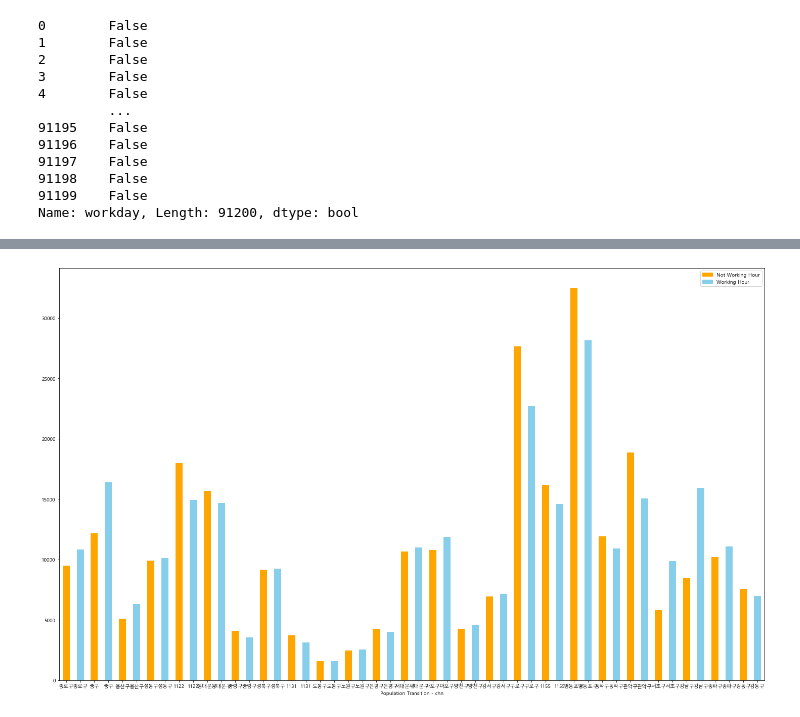
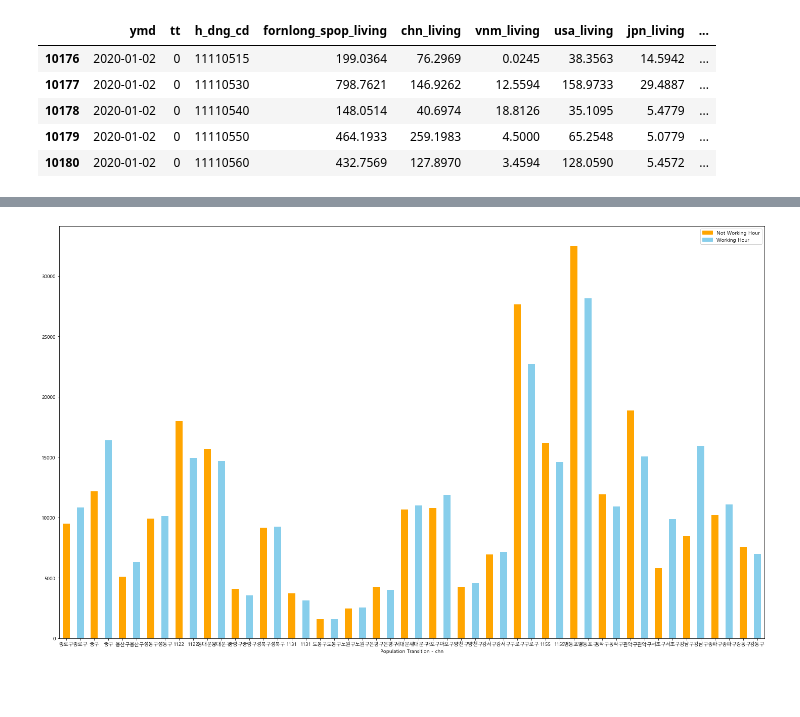
Before and after one commit to icehongsi/seoulresearch_project, a Jupyter notebook: Research/foreignLivingPopulationPreprocessing.ipynb, the cells around one changed output, grey strips where cells are left out. Drawn from its saved outputs; the diff is of its cells as text; code cells hidden in the pictures; blank space fills up the shorter version.

```diff
--- a/Research/Preprocessing_1.ipynb
+++ b/Research/foreignLivingPopulationPreprocessing.ipynb
@@ -139,21 +128,10 @@ fdata_without_holiday["h_gu_cd"] = fdata_without_holiday["h_gu_cd"].astype('cate
-# %%
-#or list(fdata_without_holiday["h_gu_cd"].unique())
-meanpopulation = fdata_without_holiday.groupby(["h_gu_cd", "workhour"], as_index = False).agg(np.mean)
-meanpopulation["gu"] = meanpopulation.apply(isindistdictbycode, axis = 1)
-
-meanpopulation = meanpopulation.drop(["tt","fornlong_spop", "weekday"],1)
-meanpopulation[["h_gu_cd", "workhour"]] = meanpopulation[["h_gu_cd", "workhour"]].astype("category")
-print(meanpopulation)
-# %% [output]
-0        False
-1        False
-2        False
-3        False
-4        False
-         ...
-91195    False
-91196    False
-91197    False
-91198    False
-91199    False
-Name: workday, Length: 91200, dtype: bool
+# %%
+fdata_living["h_gu_cd"] = fdata_living["h_dng_cd"].apply(lambda x: int(str(x)[:4]))
+fdata_living["address"] = fdata_living["h_dng_cd"].apply(lambda x: district_code[])
+# %% [output]
+|  | ymd | tt | h_dng_cd | fornlong_spop_living | chn_living | vnm_living | usa_living | jpn_living | ... |
+| 10176 | 2020-01-02 | 0 | 11110515 | 199.0364 | 76.2969 | 0.0245 | 38.3563 | 14.5942 | ... |
+| 10177 | 2020-01-02 | 0 | 11110530 | 798.7621 | 146.9262 | 12.5594 | 158.9733 | 29.4887 | ... |
+| 10178 | 2020-01-02 | 0 | 11110540 | 148.0514 | 40.6974 | 18.8126 | 35.1095 | 5.4779 | ... |
+| 10179 | 2020-01-02 | 0 | 11110550 | 464.1933 | 259.1983 | 4.5000 | 65.2548 | 5.0779 | ... |
+| 10180 | 2020-01-02 | 0 | 11110560 | 432.7569 | 127.8970 | 3.4594 | 128.0590 | 5.4572 | ... |
```
Also changed, not shown: parts of 16 cells of this notebook, 2 other files.
